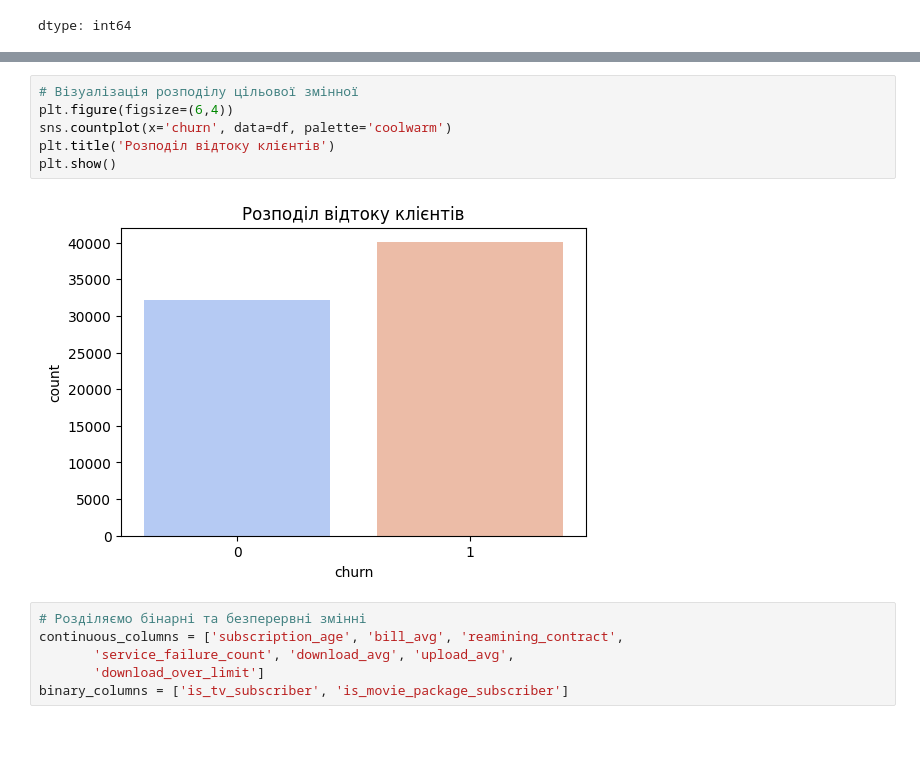
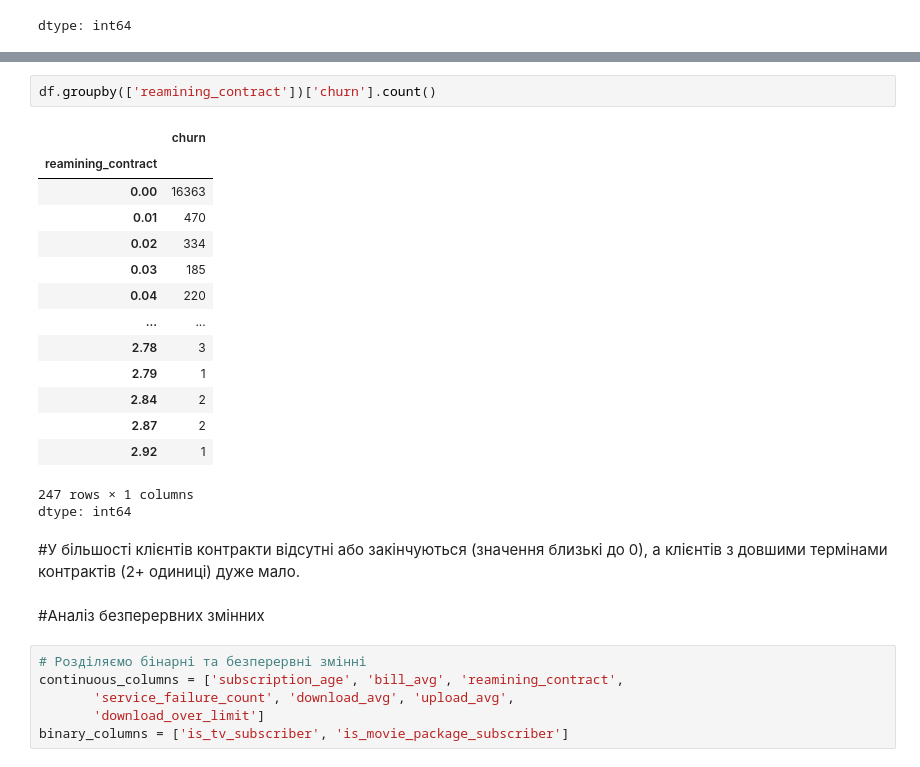
Before and after one commit to SvitLanaTy/churn-prediction-app, a Jupyter notebook: notebooks/churn_eda.ipynb, the cells around one changed output, grey strips where cells are left out. Cells and saved outputs as stored; diff of their text form; blank space fills up the shorter version.

```diff
--- a/notebooks/churn_eda.ipynb
+++ b/notebooks/churn_eda.ipynb
@@ -113,11 +117,25 @@ missing_summary.sort_values(by='Missing Count', ascending=False)
-# %%
-# Візуалізація розподілу цільової змінної
-plt.figure(figsize=(6,4))
-sns.countplot(x='churn', data=df, palette='coolwarm')
-plt.title('Розподіл відтоку клієнтів')
-plt.show()
-# %% [output]
-[figure, removed]
+# %%
+df.groupby(['reamining_contract'])['churn'].count()
+# %% [output]
+|  | churn |
+| reamining_contract |  |
+| 0.00 | 16363 |
+| 0.01 | 470 |
+| 0.02 | 334 |
+| 0.03 | 185 |
+| 0.04 | 220 |
+| ... | ... |
+| 2.78 | 3 |
+| 2.79 | 1 |
+| 2.84 | 2 |
+| 2.87 | 2 |
+| 2.92 | 1 |
+247 rows × 1 columns
+dtype: int64
+# %% [markdown]
+#У більшості клієнтів контракти відсутні  або закінчуються (значення близькі до 0), а клієнтів з довшими термінами контрактів (2+ одиниці) дуже мало.
+# %% [markdown]
+#Аналіз безперервних змінних
 # %%
 # Розділяємо бінарні та безперервні змінні
 continuous_columns = ['subscription_age', 'bill_avg', 'reamining_contract',
```
Also changed, not shown: parts of 25 cells of this notebook, 4 other files.
